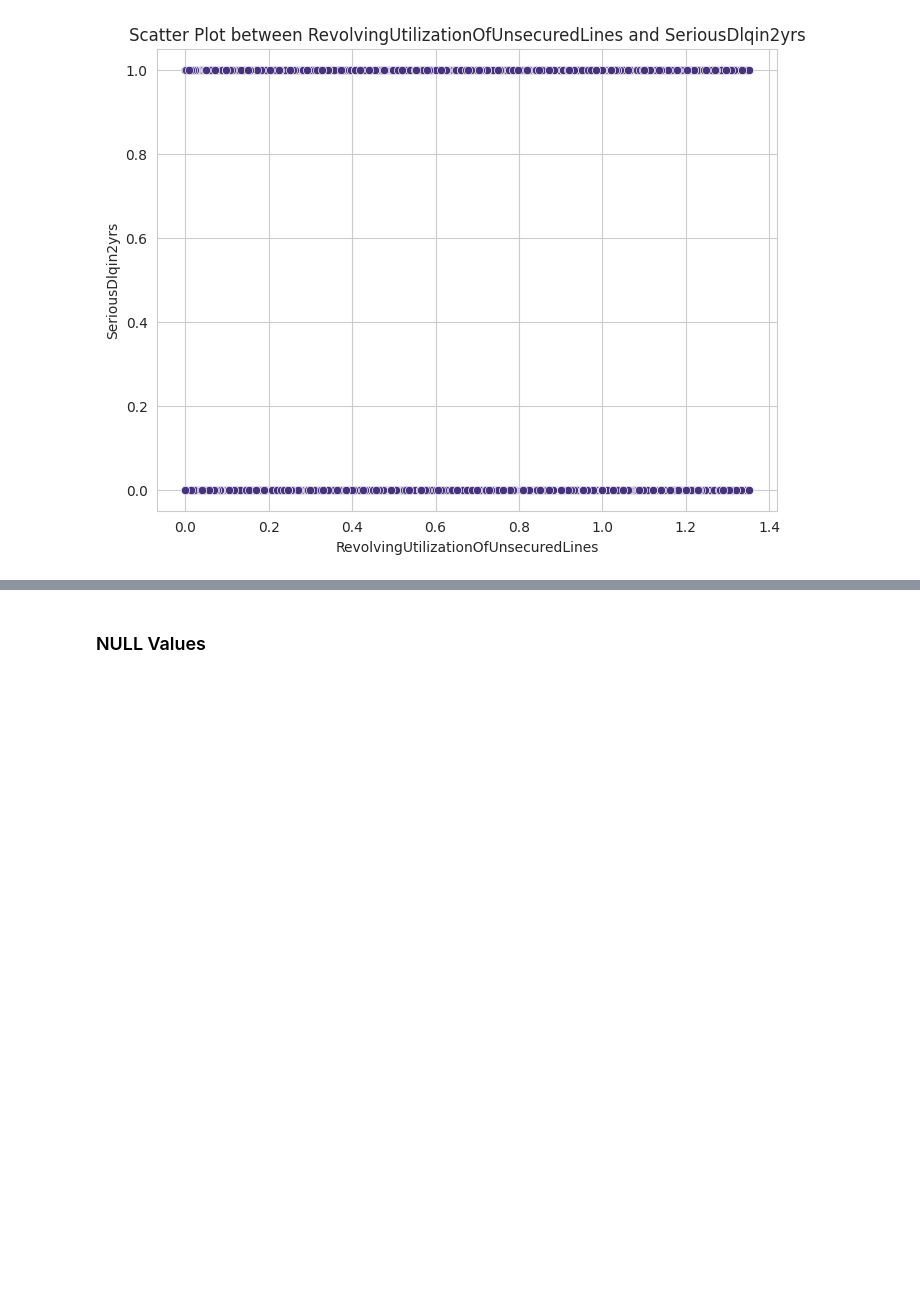
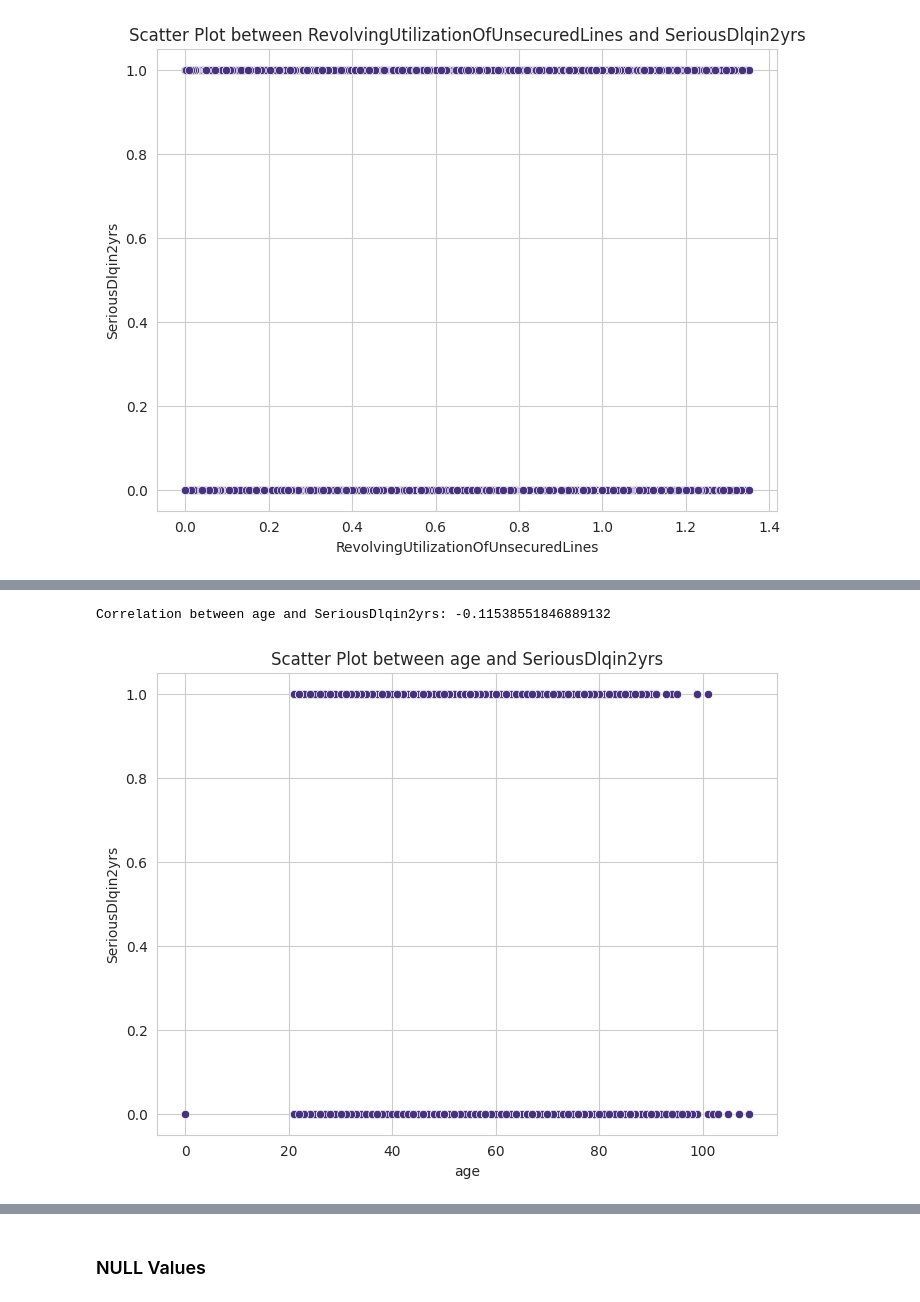
Before and after one commit to Saba-a11/Kaggle_Credit_Score, a Jupyter notebook: CreditModel.ipynb, the cells around one changed output, grey strips where cells are left out. Saved outputs shown, nothing was run; the diff lists cells and outputs as text; code cells hidden in the pictures; blank space fills up the shorter version.

```diff
--- a/CreditModel.ipynb
+++ b/CreditModel.ipynb
@@ -253,0 +263,8 @@ scatter_plot('RevolvingUtilizationOfUnsecuredLines', 'SeriousDlqin2yrs')
+# %%
+prt_corr('age', 'SeriousDlqin2yrs')
+# %% [output]
+Correlation between age and SeriousDlqin2yrs: -0.11538551846889132
+# %%
+scatter_plot('age', 'SeriousDlqin2yrs')
+# %% [output]
+[figure, added]
```
Also changed, not shown: parts of 7 cells of this notebook.
